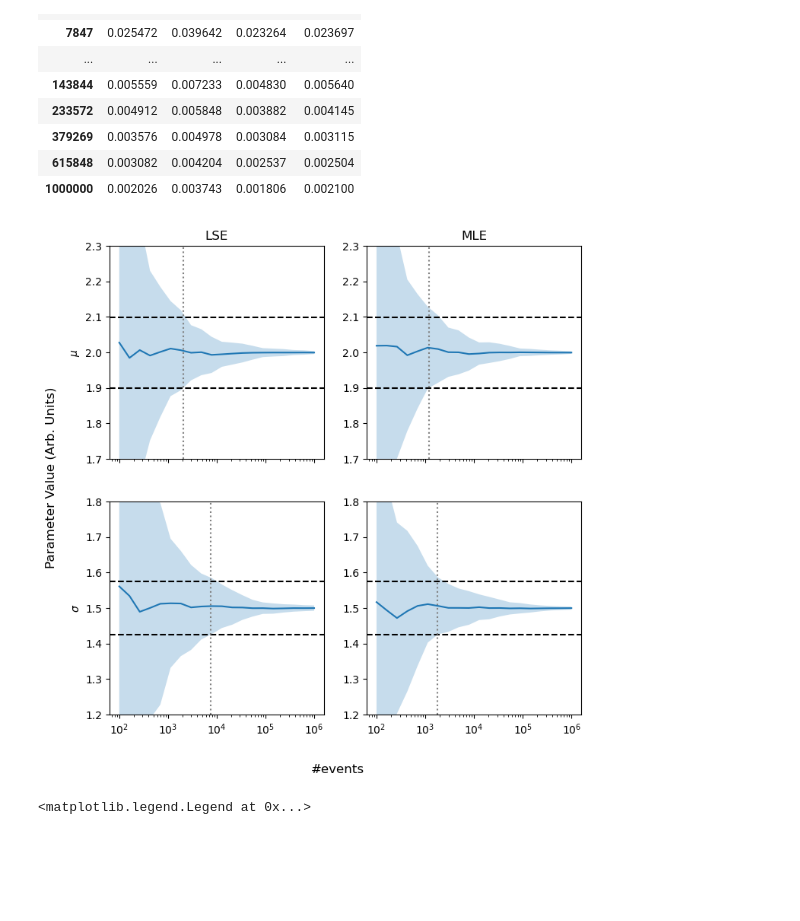
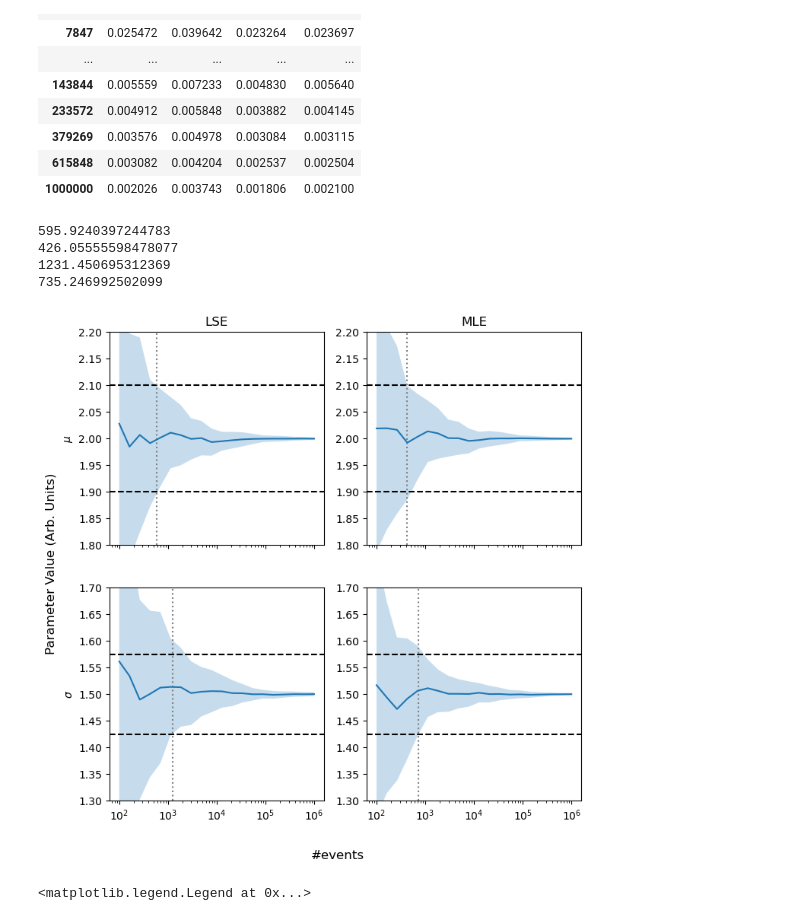
Before and after one commit to localoptimum/emtk, a Jupyter notebook: LSE-MLE comparison.ipynb, the cells around one changed output. Cells and saved outputs as stored; diff of their text form; code cells hidden in the pictures; blank space fills up the shorter version.

Commit message:
Convergence plot is now one standard deviation rather than two, to match the text.

```diff
--- a/LSE-MLE comparison.ipynb
+++ b/LSE-MLE comparison.ipynb
@@ -289,8 +289,8 @@ def get_data_for_plot(key):
     y = pd_means[key].array
     dy = pd_stds[key].array
 
-    topBand = y + 2*dy
-    botBand = y - 2*dy
+    topBand = y + dy
+    botBand = y - dy
 
     #Find 5 percent level
     fpc = 5.0*y[-1]/100.0
@@ -328,9 +328,9 @@ def get_data_for_plot(key):
 
     xmin = np.min([xtop, xbot])
 
+    print(xmin)
 
-
-    return (x, y), (x, y - 2*dy, y + 2*dy), xmin, y[-1] + fpc, y[-1]-fpc
+    return (x, y), (x, y - dy, y + dy), xmin, y[-1] + fpc, y[-1]-fpc
 
 def variance_plot(key, ax):
     ax.set_xscale('log')
@@ -345,30 +345,34 @@ def variance_plot(key, ax):
 # %%
 fig, axs = plt.subplots(2, 2, sharex=True, sharey=False, figsize=(8, 8))
 
-axs[0,0].set_ylim(1.7, 2.3)
-axs[0,1].set_ylim(1.7, 2.3)
-axs[1,0].set_ylim(1.2, 1.8)
-axs[1,1].set_ylim(1.2, 1.8)
+axs[0,0].set_ylim(1.8, 2.2)
+axs[0,1].set_ylim(1.8, 2.2)
+axs[1,0].set_ylim(1.3, 1.7)
+axs[1,1].set_ylim(1.3, 1.7)
 
 axs[0,0].set_title("LSE")
 axs[0,1].set_title("MLE")
 
 axs[0,0].set_ylabel("$\mu$")
 axs[1,0].set_ylabel("$\sigma$")
 
 
 variance_plot('loc_lse', axs[0,0])
 variance_plot('loc_mle', axs[0,1])
 variance_plot('scale_lse', axs[1,0])
 variance_plot('scale_mle', axs[1,1])
 
 fig.supxlabel('#events')
 fig.supylabel('Parameter Value (Arb. Units)')
 
 plt.savefig('mle-lse-convergence.png', bbox_inches='tight')
 plt.show()
 # %% [output]
+595.9240397244783
+426.05555598478077
+1231.450695312369
+735.246992502099
-[figure, old version]
+[figure, new version]
 # %%
 # Variance is std.dev. squared
 # I know above it's a variance plot, but that's actually std.dev. which is plotted.
```
